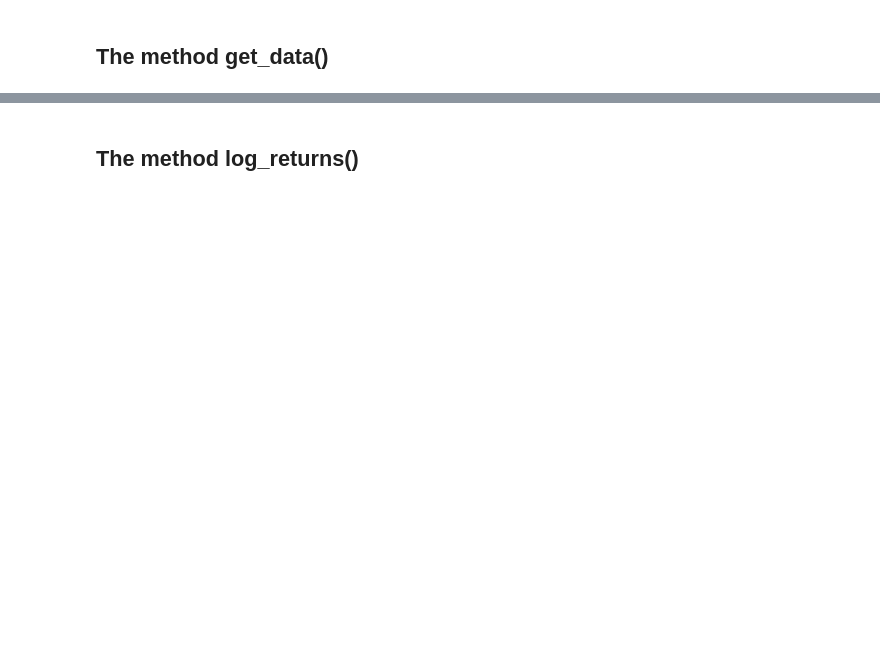
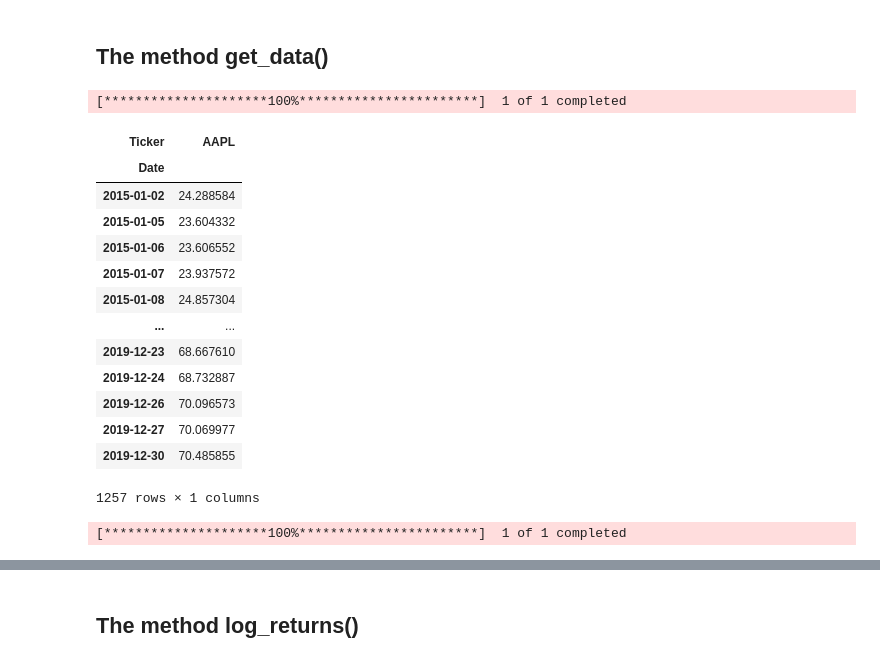
Before and after one commit to L-Gre/TradeFX-AI, a Jupyter notebook: pt2_pandas_oop_financial_analytics/NB_04_OOP.ipynb, the cells around one changed output, grey strips where cells are left out. Saved outputs shown, nothing was run; the diff lists cells and outputs as text; code cells hidden in the pictures; blank space fills up the shorter version.

```diff
--- a/pt2_pandas_oop_financial_analytics/NB_04_OOP.ipynb
+++ b/pt2_pandas_oop_financial_analytics/NB_04_OOP.ipynb
@@ -365,9 +378,27 @@ import matplotlib.pyplot as plt
 import yfinance as yf
 plt.style.use("seaborn-v0_8")
 # %%
-yf.download("AAPL", "2015-01-01", "2019-12-31").Close.to_frame() # old
+yf.download("AAPL", "2015-01-01", "2019-12-31").Close#.to_frame() # old
+# %% [output]
+[*********************100%***********************]  1 of 1 completed
+| Ticker | AAPL |
+| Date |  |
+| 2015-01-02 | 24.288584 |
+| 2015-01-05 | 23.604332 |
+| 2015-01-06 | 23.606552 |
+| 2015-01-07 | 23.937572 |
+| 2015-01-08 | 24.857304 |
+| ... | ... |
+| 2019-12-23 | 68.667610 |
+| 2019-12-24 | 68.732887 |
+| 2019-12-26 | 70.096573 |
+| 2019-12-27 | 70.069977 |
+| 2019-12-30 | 70.485855 |
+1257 rows × 1 columns
 # %%
-yf.download("AAPL", "2015-01-01", "2019-12-31", multi_level_index = False).Close.to_frame() # new from yfinance 0.2.48
+raw = yf.download("AAPL", "2015-01-01", "2019-12-31", multi_level_index = False).Close.to_frame() # new from yfinance 0.2.48
+# %% [output]
+[*********************100%***********************]  1 of 1 completed
 # %%
 raw.rename(columns = {"Close":"price"}, inplace = True)
 # %%
```
Also changed, not shown: parts of 15 cells of this notebook, 4 other files.
